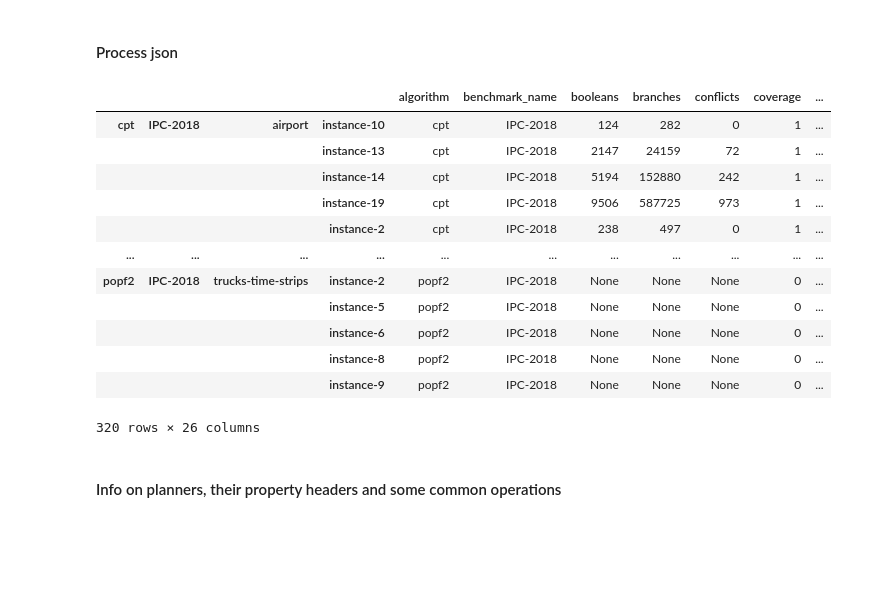
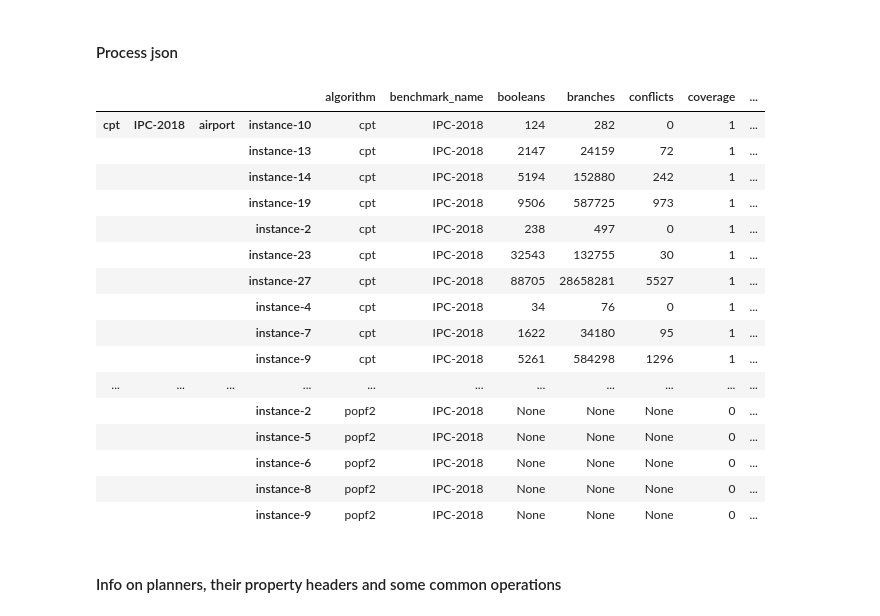
Before and after one commit to anubhav-gres/classical-domains, a Jupyter notebook: view_analyse.ipynb, the cells around one changed output. Cells and saved outputs as stored; diff of their text form; code cells hidden in the pictures; blank space fills up the shorter version.

```diff
--- a/view_analyse.ipynb
+++ b/view_analyse.ipynb
@@ -19,30 +23,36 @@ if not isfile(props_file):
 # %%
 #Load Data
 with open(props_file, 'r') as pf:
     raw_data = json.load(pf)
 
 # Create DataFrame
 df = pd.DataFrame(raw_data)
 planners = list(set(pd.DataFrame(df.loc['id'].to_list()).loc[:,0]))
 
 # Create a MultiIndex for df on "Planner", "Benchmarks Name","Domain", "Instance"
 df.columns = pd.MultiIndex.from_tuples(df.loc['id'].to_list())
 df=df.transpose()
+pd.options.display.max_columns = None
+pd.options.display.max_rows = None
 display(df)
 # %% [output]
 |  |  |  |  | algorithm | benchmark_name | booleans | branches | conflicts | coverage | ... |
 | cpt | IPC-2018 | airport | instance-10 | cpt | IPC-2018 | 124 | 282 | 0 | 1 | ... |
 |  |  |  | instance-13 | cpt | IPC-2018 | 2147 | 24159 | 72 | 1 | ... |
 |  |  |  | instance-14 | cpt | IPC-2018 | 5194 | 152880 | 242 | 1 | ... |
 |  |  |  | instance-19 | cpt | IPC-2018 | 9506 | 587725 | 973 | 1 | ... |
 |  |  |  | instance-2 | cpt | IPC-2018 | 238 | 497 | 0 | 1 | ... |
+|  |  |  | instance-23 | cpt | IPC-2018 | 32543 | 132755 | 30 | 1 | ... |
+|  |  |  | instance-27 | cpt | IPC-2018 | 88705 | 28658281 | 5527 | 1 | ... |
+|  |  |  | instance-4 | cpt | IPC-2018 | 34 | 76 | 0 | 1 | ... |
+|  |  |  | instance-7 | cpt | IPC-2018 | 1622 | 34180 | 95 | 1 | ... |
+|  |  |  | instance-9 | cpt | IPC-2018 | 5261 | 584298 | 1296 | 1 | ... |
 | ... | ... | ... | ... | ... | ... | ... | ... | ... | ... | ... |
-| popf2 | IPC-2018 | trucks-time-strips | instance-2 | popf2 | IPC-2018 | None | None | None | 0 | ... |
+|  |  |  | instance-2 | popf2 | IPC-2018 | None | None | None | 0 | ... |
 |  |  |  | instance-5 | popf2 | IPC-2018 | None | None | None | 0 | ... |
 |  |  |  | instance-6 | popf2 | IPC-2018 | None | None | None | 0 | ... |
 |  |  |  | instance-8 | popf2 | IPC-2018 | None | None | None | 0 | ... |
 |  |  |  | instance-9 | popf2 | IPC-2018 | None | None | None | 0 | ... |
-320 rows × 26 columns
 # %% [markdown]
 #### Info on planners, their property headers and some common operations
 # %%
```
Also changed, not shown: parts of 10 cells of this notebook, 3 other files.
